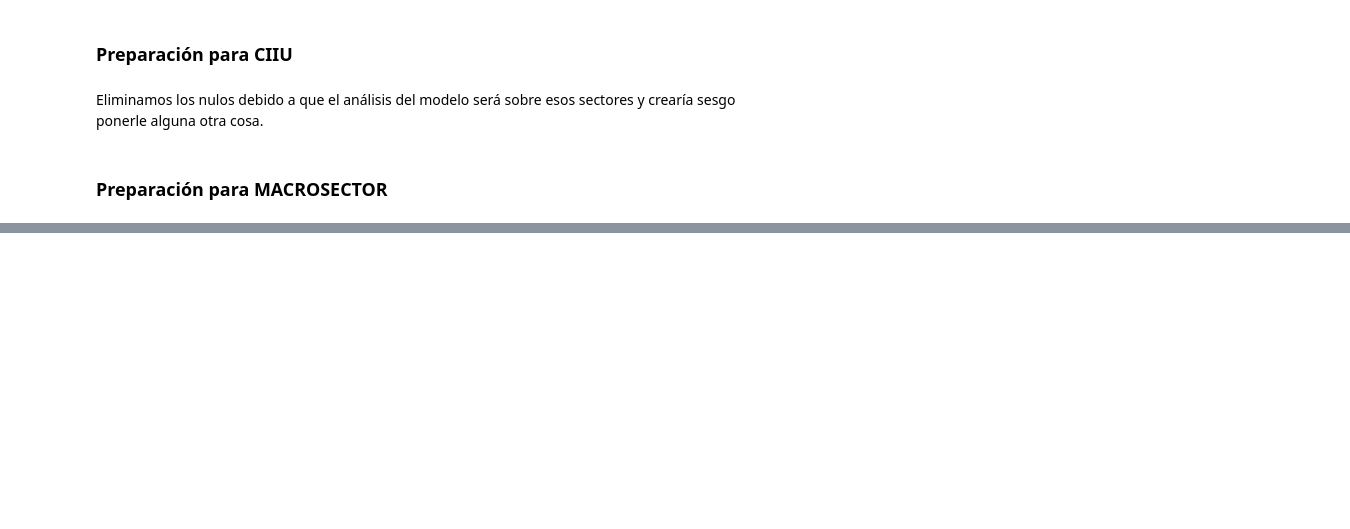
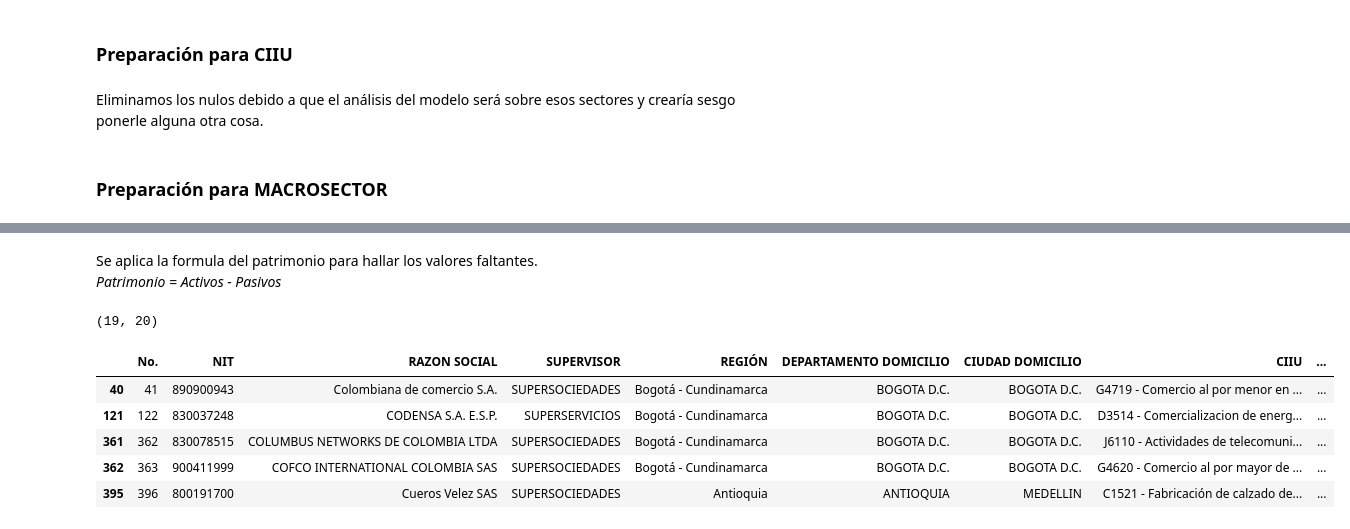
Before and after one commit to Gatos-de-negocios-BI/Laboratorio_2, a Jupyter notebook: entendimiento-preparacion.ipynb, the cells around one changed output, grey strips where cells are left out. Saved outputs shown, nothing was run; the diff lists cells and outputs as text; code cells hidden in the pictures; blank space fills up the shorter version.

```diff
--- a/entendimiento-preparacion.ipynb
+++ b/entendimiento-preparacion.ipynb
@@ -222,5 +222,4 @@ data = data[pd.notnull(data['CIIU'])]
 # %%
 filtro = data[pd.isnull(data["MACROSECTOR"])]
-for i in filtro["No."]:
-    data.loc[i-1, 'MACROSECTOR'] = data['CIIU' == filtro["CIIU"]]
+filtro.head()
 # %% [output]
@@ -229,0 +230,9 @@ for i in filtro["No."]:
+# %%
+# If the ciiu contains g4645 then the macrosector is "COMERCIO"
+data.loc[data['CIIU'].str.contains('G4645'), 'MACROSECTOR'] = 'COMERCIO'
+
+# If the ciiu contains g4641 then the macrosector is "COMERCIO"
+data.loc[data['CIIU'].str.contains('G4641'), 'MACROSECTOR'] = 'COMERCIO'
+
+# If the ciiu contains a0125 then the macrosector is "AGROPECUARIO"
+data.loc[data['CIIU'].str.contains('A0125'), 'MACROSECTOR'] = 'AGROPECUARIO'
@@ -229,0 +269,3 @@ for i in filtro["No."]:
+# %%
+data.loc[data['TOTAL PASIVOS 2017'].str.contains('$', regex=False), 'TOTAL PASIVOS 2017'] = data['TOTAL PASIVOS 2017'].str.replace('$', '', regex=False).str.replace(' ', '', regex=False)
+data['TOTAL PASIVOS 2017'] = pd.to_numeric(data['TOTAL PASIVOS 2017'], errors='coerce')
@@ -229,0 +293,16 @@ for i in filtro["No."]:
+# %% [markdown]
+Se aplica la formula del patrimonio para hallar los valores faltantes.<br>
+<i>Patrimonio = Activos - Pasivos</i>
+# %%
+nan_rows = data[data.isnull().T.any().T]
+# %%
+print(nan_rows.shape)
+nan_rows.head()
+# %% [output]
+(19, 20)
+|  | No. | NIT | RAZON SOCIAL | SUPERVISOR | REGIÓN | DEPARTAMENTO DOMICILIO | CIUDAD DOMICILIO | CIIU | ... |
+| 40 | 41 | 890900943 | Colombiana de comercio S.A. | SUPERSOCIEDADES | Bogotá - Cundinamarca | BOGOTA D.C. | BOGOTA D.C. | G4719 - Comercio al por menor en ... | ... |
+| 121 | 122 | 830037248 | CODENSA S.A. E.S.P. | SUPERSERVICIOS | Bogotá - Cundinamarca | BOGOTA D.C. | BOGOTA D.C. | D3514 - Comercializacion de energ... | ... |
+| 361 | 362 | 830078515 | COLUMBUS NETWORKS DE COLOMBIA LTDA | SUPERSOCIEDADES | Bogotá - Cundinamarca | BOGOTA D.C. | BOGOTA D.C. | J6110 - Actividades de telecomuni... | ... |
+| 362 | 363 | 900411999 | COFCO INTERNATIONAL COLOMBIA SAS | SUPERSOCIEDADES | Bogotá - Cundinamarca | BOGOTA D.C. | BOGOTA D.C. | G4620 - Comercio al por mayor de ... | ... |
+| 395 | 396 | 800191700 | Cueros Velez SAS | SUPERSOCIEDADES | Antioquia | ANTIOQUIA | MEDELLIN | C1521 - Fabricación de calzado de... | ... |
```
Also changed, not shown: parts of 17 cells of this notebook.
